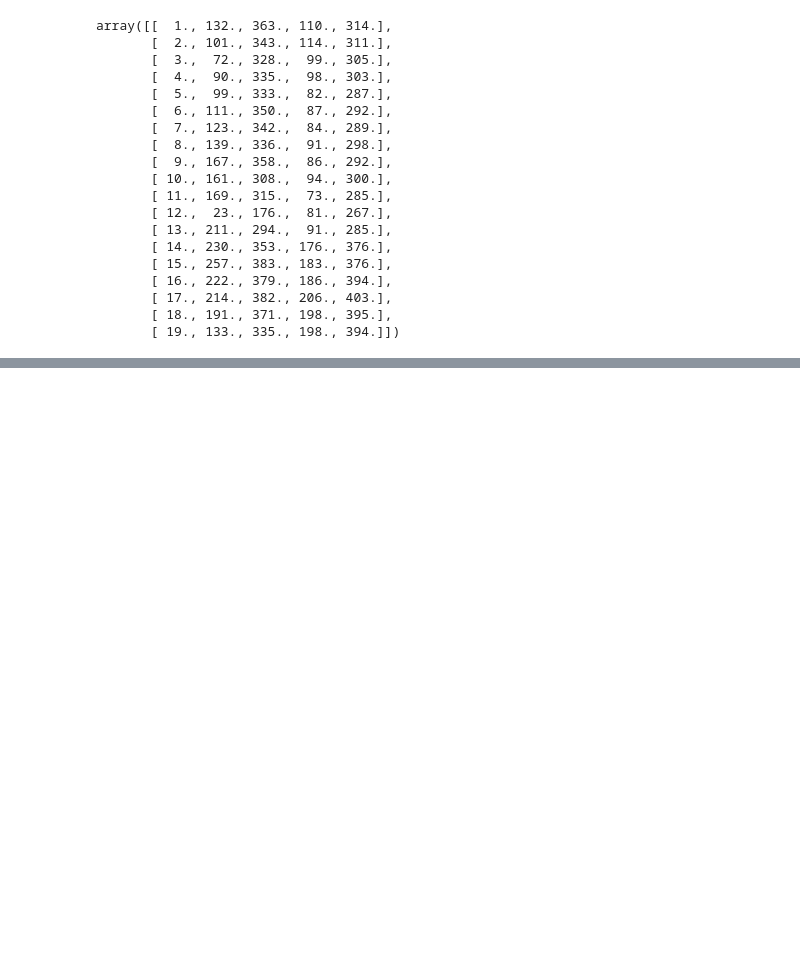
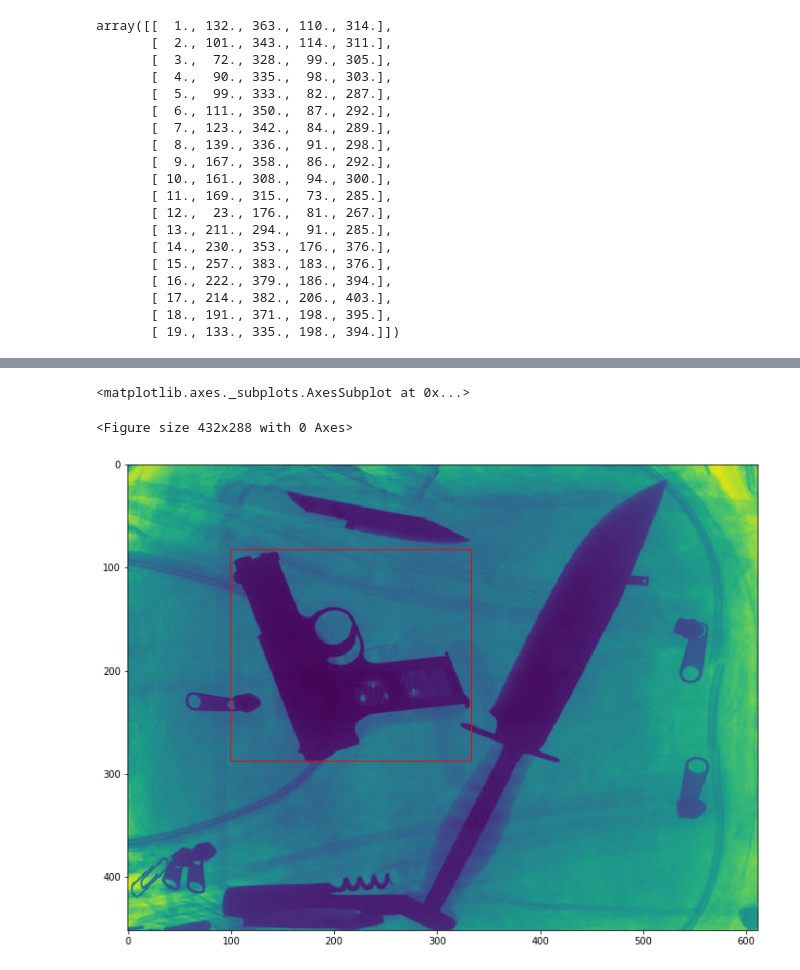
Before and after one commit to subrockmann/WCAT, a Jupyter notebook: Read MATLAB files.ipynb, the cells around one changed output, grey strips where cells are left out. Drawn from its saved outputs; the diff is of its cells as text; code cells hidden in the pictures; blank space fills up the shorter version.

Commit message:
add image loading and displaying

```diff
--- a/Read MATLAB files.ipynb
+++ b/Read MATLAB files.ipynb
@@ -43,0 +55,2 @@ array([[  1., 132., 363., 110., 314.],
+# %%
+ground_truth = np.loadtxt(gt_fname)
@@ -43,0 +79,2 @@ array([[  1., 132., 363., 110., 314.],
+# %%
+img_path = directory.joinpath('data', 'chd_dataset', data_folder)
@@ -43,0 +85,7 @@ array([[  1., 132., 363., 110., 314.],
+# %%
+filelist = list()
+for entry in os.listdir(img_path):
+    if os.path.isfile(os.path.join(img_path, entry)):
+        if entry.endswith('.png'):
+            print(entry)
+            filelist.append(entry)
@@ -43,0 +112,22 @@ array([[  1., 132., 363., 110., 314.],
+# %%
+def show_img_with_bounding_box(index):
+    pil_path= img_path.joinpath(filelist[index])
+    pil_im = Image.open(pil_path, 'r')
+    bbox= ground_truth[index]
+    img = np.array(pil_im)
+    plt.figure()
+    fig, ax = plt.subplots(1, figsize=(12,9))
+    ax.imshow(img)
+
+    # define Rectangle
+    rect = patches.Rectangle((bbox[2], bbox[3]),(bbox[1]-bbox[2]), (bbox[4]-bbox[3]),linewidth=1,edgecolor='r',facecolor='none')
+
+    # Add the patch to the Axes
+    ax.add_patch(rect)
+    return ax
+# %%
+show_img_with_bounding_box(4)
+# %% [output]
+<matplotlib.axes._subplots.AxesSubplot at 0x...>
+<Figure size 432x288 with 0 Axes>
+[figure, added]
```
Also changed, not shown: parts of 6 cells of this notebook.
